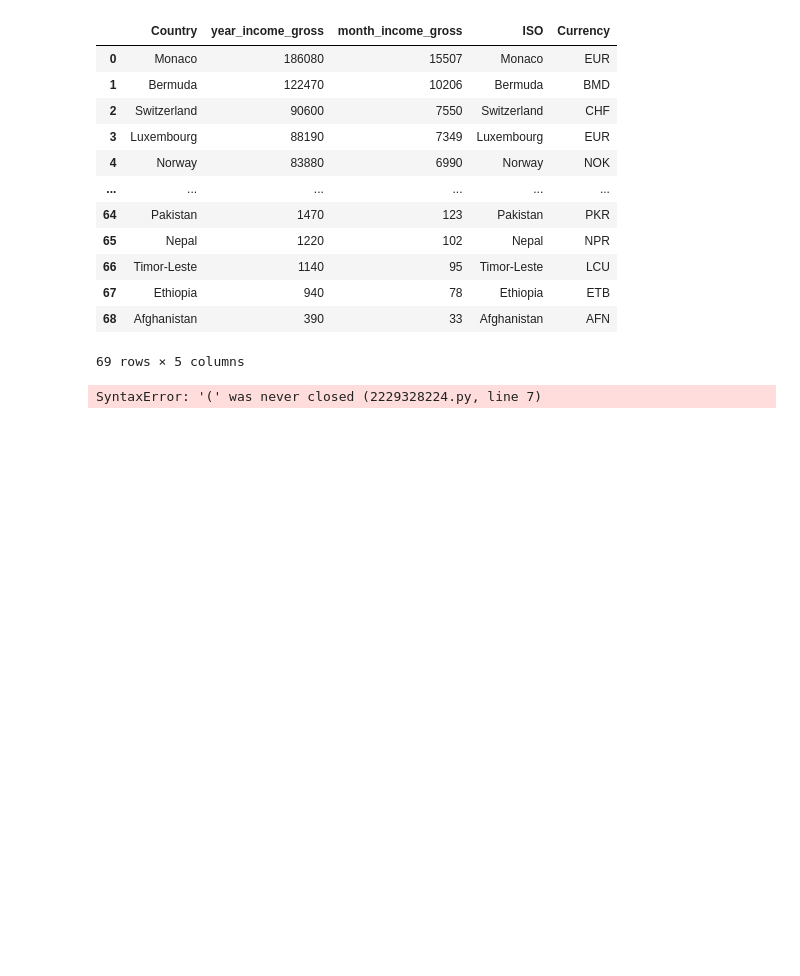
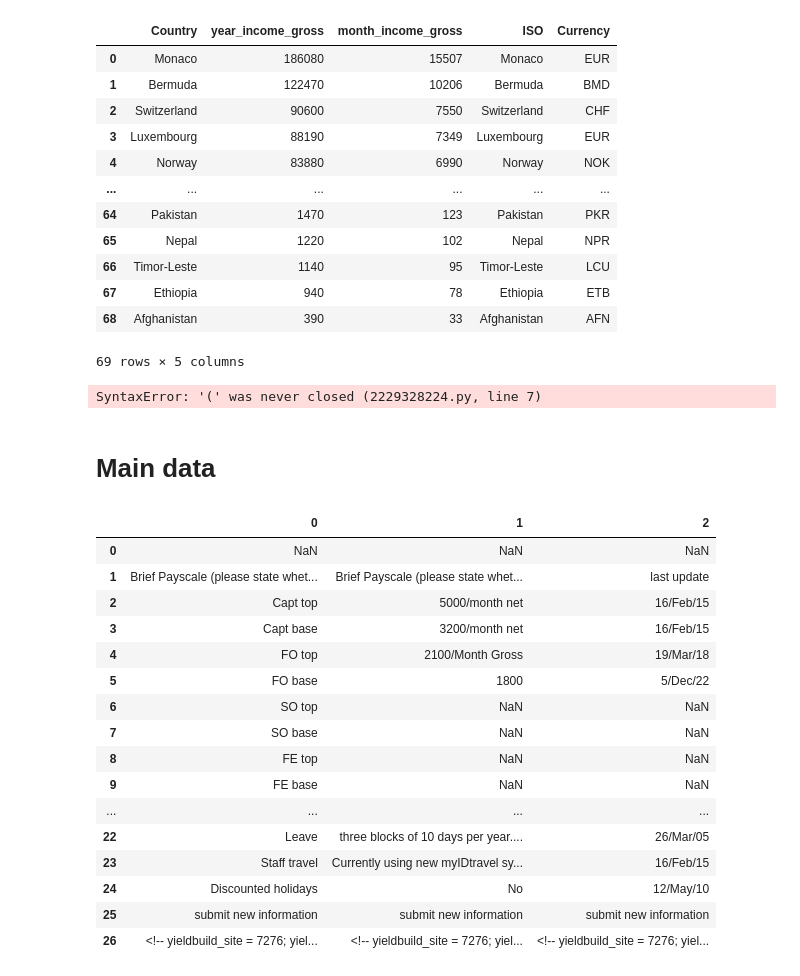
Before and after one commit to old2212/squawkit_predictor, a Jupyter notebook: ppjn_scrapping.ipynb, the cells around one changed output. Saved outputs shown, nothing was run; the diff lists cells and outputs as text; code cells hidden in the pictures; blank space fills up the shorter version.

```diff
--- a/ppjn_scrapping.ipynb
+++ b/ppjn_scrapping.ipynb
@@ -180,3 +209,29 @@ df_V1['rate_vs_USD'] = df_V1['Currency'].apply(get_rate)
 df_V1
 # %% [output]
 SyntaxError: '(' was never closed (2229328224.py, line 7)
+# %% [markdown]
+# Main data
+# %%
+url_3 = "https://www.pilotjobsnetwork.com/jobs/Aegean_Airlines"
+df_3 = pd.read_html(url_3, attrs={'class': 'col-2'})
+df_3 = df_3[0]
+# %%
+df_3
+# %% [output]
+|  | 0 | 1 | 2 |
+| 0 | NaN | NaN | NaN |
+| 1 | Brief Payscale (please state whet... | Brief Payscale (please state whet... | last update |
+| 2 | Capt top | 5000/month net | 16/Feb/15 |
+| 3 | Capt base | 3200/month net | 16/Feb/15 |
+| 4 | FO top | 2100/Month Gross | 19/Mar/18 |
+| 5 | FO base | 1800 | 5/Dec/22 |
+| 6 | SO top | NaN | NaN |
+| 7 | SO base | NaN | NaN |
+| 8 | FE top | NaN | NaN |
+| 9 | FE base | NaN | NaN |
+| ... | ... | ... | ... |
+| 22 | Leave | three blocks of 10 days per year.... | 26/Mar/05 |
+| 23 | Staff travel | Currently using new myIDtravel sy... | 16/Feb/15 |
+| 24 | Discounted holidays | No | 12/May/10 |
+| 25 | submit new information | submit new information | submit new information |
+| 26 | <!-- yieldbuild_site = 7276; yiel... | <!-- yieldbuild_site = 7276; yiel... | <!-- yieldbuild_site = 7276; yiel... |
```
Also changed, not shown: parts of 8 cells of this notebook, 2 other files.
